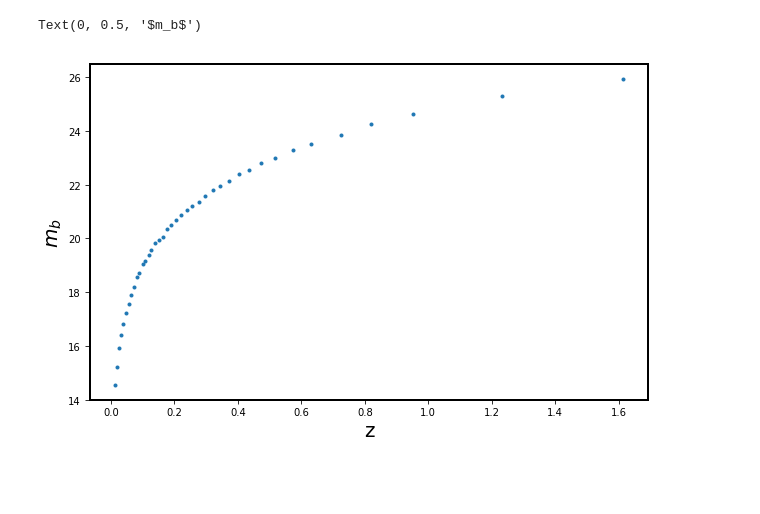
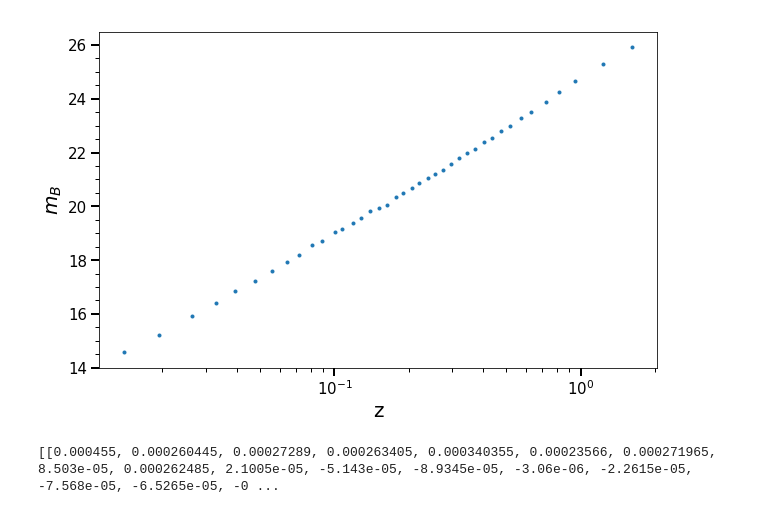
Before and after one commit to dgunruh/Bayesian-Inference-Group-Project, a Jupyter notebook: loading_data_test.ipynb, the cells around one changed output. Cells and saved outputs as stored; diff of their text form; code cells hidden in the pictures; blank space fills up the shorter version.

Commit message:
loading data

```diff
--- a/loading_data_test.ipynb
+++ b/loading_data_test.ipynb
@@ -33,18 +33,22 @@ Table length=40
 # %%
 fig, axs = plt.subplots(nrows=1, ncols=1, figsize=(10,6.18))
 colors = ['#1f77b4', '#ff7f0e', '#2ca02c', '#d62728', '#9467bd', '#8c564b', '#e377c2', '#7f7f7f', '#bcbd22', '#17becf']
 params = {'legend.fontsize': 12,
           'figure.figsize': (15, 5),
          'axes.labelsize': 15,
          'axes.titlesize':20,
          'xtick.labelsize':10,
          'ytick.labelsize':10,
          'ytick.major.size': 5.5,
          'axes.linewidth': 2}
 plt.rcParams.update(params)
 axs.plot(data['zcmb'],data['mb'],'.')
 axs.set_xlabel('z', size=20)
-axs.set_ylabel(r'$m_b$', size=20)
+axs.set_ylabel(r'$m_B$', size=20)
+axs.set_xscale('log')
+axs.minorticks_on()
+axs.tick_params(axis = 'both', which = 'major', labelsize = 15, length = 8, width = 2)
+axs.tick_params(axis = 'both', which = 'minor', labelsize = 12, length = 4, width = 1)
+#axs.grid(True)
 # %% [output]
-Text(0, 0.5, '$m_b$')
-[figure, old version]
+[figure, new version]
@@ -50,0 +58,22 @@ Text(0, 0.5, '$m_b$')
+# %%
+files = open("Binned_data/sys_DS17f.txt")
+lines = files.readlines()
+files.close()
+
+array = []
+cnt = 0
+line = []
+
+for i in np.arange(np.size(sys_error)):
+    cnt += 1
+    #print(cnt)
+    line.append(sys_error[i])
+    if cnt % 40 == 0:
+        cnt = 0
+        if len(line) > 0:
+            array.append(line)
+        line = []
+
+print(array)
+# %% [output]
+[[0.000455, 0.000260445, 0.00027289, 0.000263405, 0.000340355, 0.00023566, 0.000271965, 8.503e-05, 0.000262485, 2.1005e-05, -5.143e-05, -8.9345e-05, -3.06e-06, -2.2615e-05, -7.568e-05, -6.5265e-05, -0 ...
```
Also changed, not shown: parts of 2 cells of this notebook.
